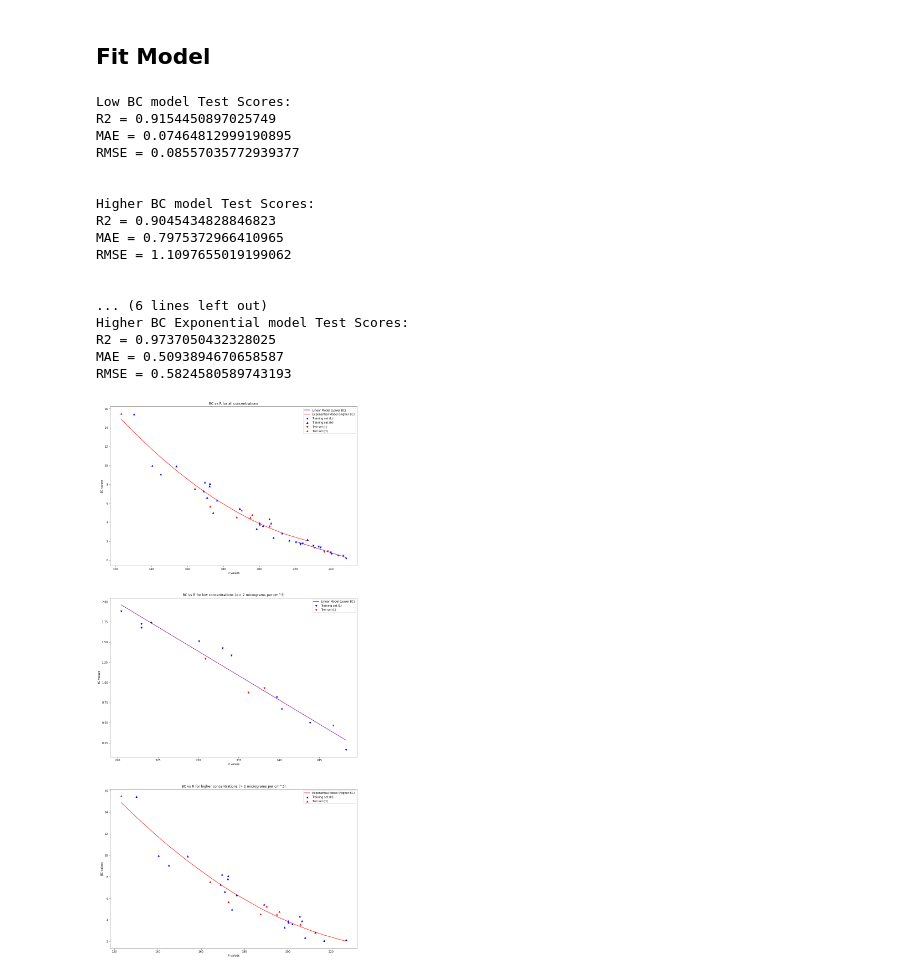
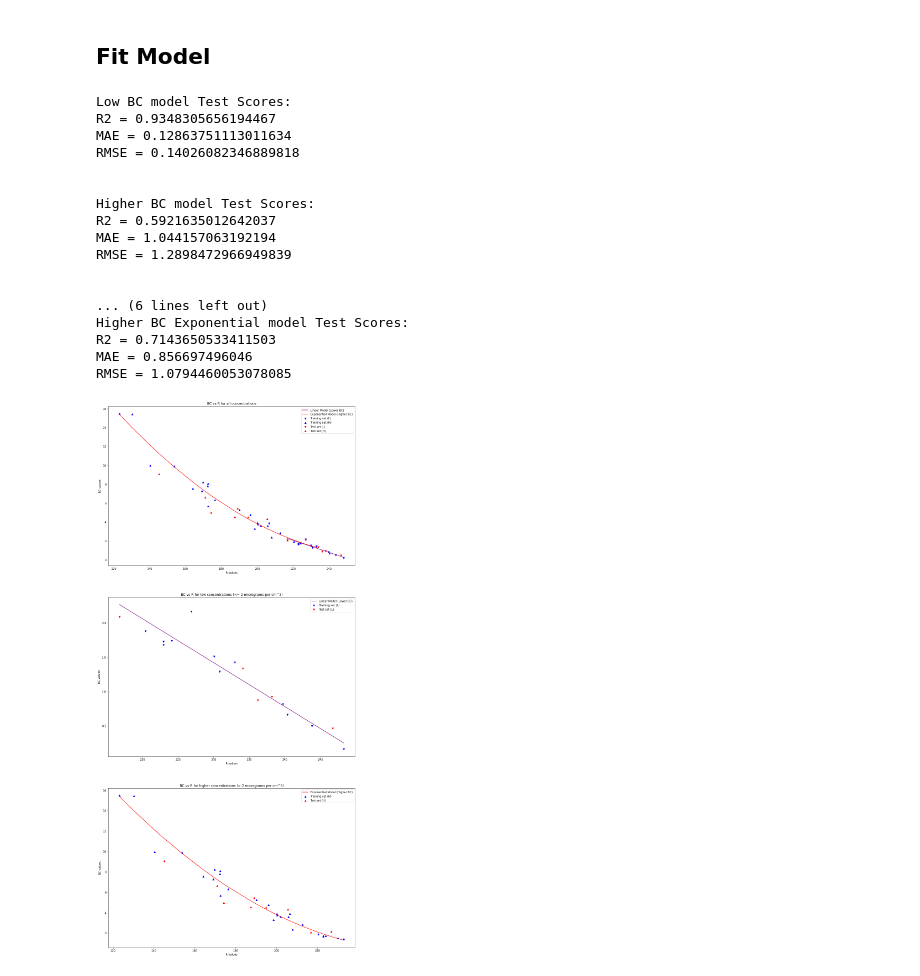
Before and after one commit to Eloyjaws/filter_extraction, a Jupyter notebook: analysis/Multiple Models.ipynb, the cells around one changed output. Drawn from its saved outputs; the diff is of its cells as text; code cells hidden in the pictures.

```diff
--- a/analysis/Multiple Models.ipynb
+++ b/analysis/Multiple Models.ipynb
@@ -274,13 +274,14 @@ from sklearn.metrics import mean_absolute_error, mean_squared_error, r2_score #
 
 
 class BC_Model:
-
-    def __init__(self, path_to_dataset, path_to_metadata):
+    model = BC_Model("results_after_cc.csv", "metadata.csv", 2, 0.2, 0.6)
+    def __init__(self, path_to_dataset, path_to_metadata, threshold=2, threshold_delta_low=0, threshold_delta_high=0):
         """
         Constructor for BC Model
         """
 
         random_state = 42
+        self.threshold = threshold
 
         # Model Initialization
         self.classifier = LogisticRegression()
@@ -294,11 +295,11 @@ class BC_Model:
         df_metadata = pd.read_csv(path_to_metadata)
         data = pd.merge(df_Rs, df_metadata, on=["filename"])
 
-        df_low_BC  = data.query('BC <= 2')
-        df_high_BC = data.query('BC > 2')
+        df_low_BC  = data.query(f'BC <= {threshold + threshold_delta_low}')
+        df_high_BC = data.query(f'BC > {threshold - threshold_delta_high}')
 
         df_low_or_high = data.copy()
-        df_low_or_high["is_low"] = df_low_or_high["BC"] <= 2
+        df_low_or_high["is_low"] = df_low_or_high["BC"] <= threshold
         df_low_or_high.drop(["filename", "BC"], axis=1, inplace=True)
 
         X_clf, y_clf = df_low_or_high.iloc[:,0], df_low_or_high.iloc[:,-1]
@@ -307,8 +308,8 @@ class BC_Model:
 
         # Train/Test Split
         self.X_clf_train, self.X_clf_test, self.y_clf_train, self.y_clf_test = train_test_split(X_clf, y_clf, random_state=random_state)
-        X_low_train, X_low_test, self.y_low_train, self.y_low_test = train_test_split(X_low, y_low, random_state=random_state)
-        X_high_train, X_high_test, self.y_high_train, self.y_high_test = train_test_split(X_high, y_high, random_state=random_state)
+        X_low_train, X_low_test, self.y_low_train, self.y_low_test = train_test_split(self.X_low, y_low, random_state=random_state)
+        X_high_train, X_high_test, self.y_high_train, self.y_high_test = train_test_split(self.X_high, y_high, random_state=random_state)
 
 
         self.X_clf_train, self.X_clf_test = self.X_clf_train.values.reshape(-1, 1), self.X_clf_test.values.reshape(-1, 1)
@@ -321,13 +322,11 @@ class BC_Model:
 
         self.poly = PolynomialFeatures(degree=2, include_bias=False)
 
-        self.R_low_train_2d = poly.fit_transform(self.R_low_train)
-        self.R_low_test_2d = poly.fit_transform(self.R_low_test)
+        self.R_low_train_2d = self.poly.fit_transform(self.R_low_train)
+        self.R_low_test_2d = self.poly.fit_transform(self.R_low_test)
 
-        self.R_high_train_2d = poly.fit_transform(self.R_high_train)
-        self.R_high_test_2d = poly.fit_transform(self.R_high_test)
-
-
+        self.R_high_train_2d = self.poly.fit_transform(self.R_high_train)
+        self.R_high_test_2d = self.poly.fit_transform(self.R_high_test)
 
 
     def fit(self):
@@ -339,6 +338,7 @@ class BC_Model:
 
         self.low_bc_model_2d = self.low_bc_model_2d.fit(self.R_low_train_2d, self.y_low_train)
         self.higher_bc_model_2d = self.higher_bc_model_2d.fit(self.R_high_train_2d, self.y_high_train)
+
 
     def score(self):
         y_clf_test = self.y_clf_test
@@ -369,13 +369,14 @@ class BC_Model:
         print("\nHigher BC Exponential model Test Scores:")
         print(f"R2 = {r2_high_2d} \nMAE = {mae_high_2d} \nRMSE = {np.sqrt(mse_high_2d)}\n")
 
+
     def plot(self):
         %matplotlib inline
         fig, ax = plt.subplots(3, 1, figsize=(16, 36))
         axes = ax.ravel()
         axes[0].set_title("BC vs R for all concentrations")
-        axes[1].set_title("BC vs R for low concentrations (<= 2 micrograms per cm^3)")
-        axes[2].set_title("BC vs R for higher concentrations (> 2 micrograms per cm^3)")
+        axes[1].set_title(f"BC vs R for low concentrations (<= {self.threshold} micrograms per cm^3)")
+        axes[2].set_title(f"BC vs R for higher concentrations (> {self.threshold} micrograms per cm^3)")
 
         axes[0].set_xlabel("R values")
         axes[0].set_ylabel("BC values")
@@ -422,48 +423,50 @@ class BC_Model:
         axes[2].legend()
         plt.show()
 
-    def predict(self, R_test):
+
+    def predict(self, R_test, R_threshold=220):
         result = []
         for datapoint in R_test:
             pred = []
-            if(datapoint[0] >= 220):
+            if(datapoint[0] >= R_threshold):
                 pred = self.low_bc_model.predict([datapoint])
             else:
                 rep_2d = self.poly.fit_transform([datapoint])
                 pred = self.higher_bc_model_2d.predict(rep_2d)
             result.append(pred[0])
         return result
+
 
     def export(self, filename):
         with open(filename, 'wb') as file:
             pickle.dump(self, file)
         print(f"Model written to: {filename}")
 
 
 
-model = BC_Model("results_after_cc.csv", "metadata.csv")
+model = BC_Model("results_after_cc.csv", "metadata.csv", 2, 0.2, 0.6)
 model.fit()
 model.score()
 model.plot()
 
 
 # model.export("multi_step_model.mdl")
 # %% [output]
 Low BC model Test Scores:
-R2 = 0.9154450897025749
-MAE = 0.07464812999190895
-RMSE = 0.08557035772939377
+R2 = 0.9348305656194467
+MAE = 0.12863751113011634
+RMSE = 0.14026082346889818
 
 
 Higher BC model Test Scores:
-R2 = 0.9045434828846823
-MAE = 0.7975372966410965
-RMSE = 1.1097655019199062
+R2 = 0.5921635012642037
+MAE = 1.044157063192194
+RMSE = 1.2898472966949839
 
 
 ... (6 lines left out)
 Higher BC Exponential model Test Scores:
-R2 = 0.9737050432328025
-MAE = 0.5093894670658587
-RMSE = 0.5824580589743193
+R2 = 0.7143650533411503
+MAE = 0.856697496046
+RMSE = 1.0794460053078085
-[figure, old version]
+[figure, new version]
```
Also changed, not shown: parts of 1 cell of this notebook, 3 other files.
